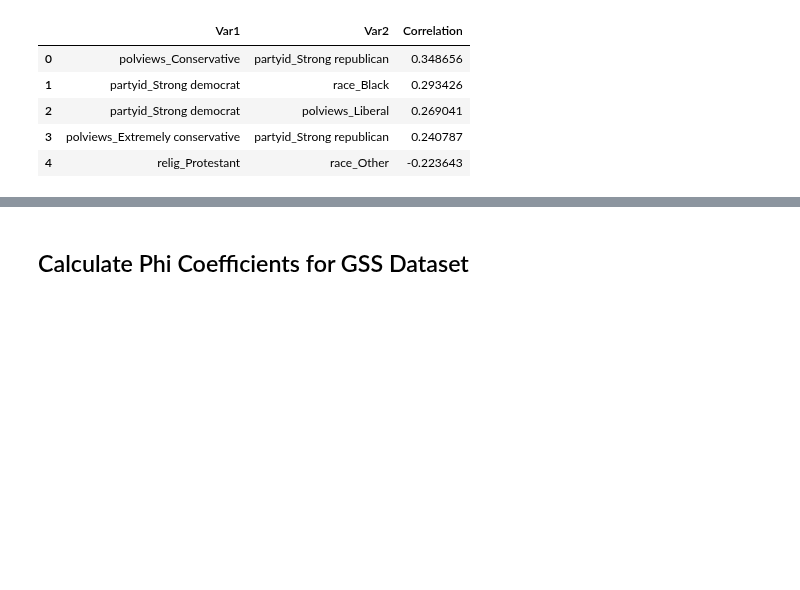
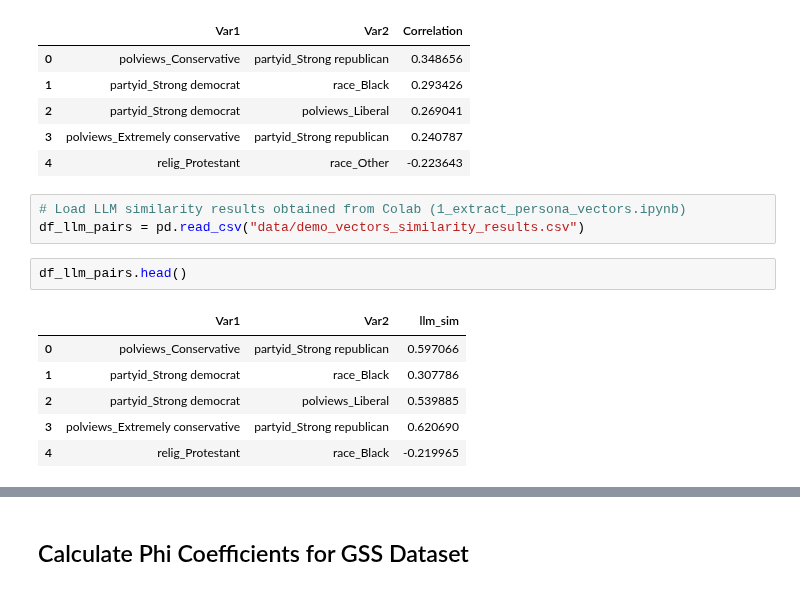
Before and after one commit to yilmajung/belief_and_llms_v0, a Jupyter notebook: 0_curate_GSS.ipynb, the cells around one changed output, grey strips where cells are left out. Saved outputs shown, nothing was run; the diff lists cells and outputs as text; blank space fills up the shorter version.

```diff
--- a/0_curate_GSS.ipynb
+++ b/0_curate_GSS.ipynb
@@ -408,3 +412,15 @@ all_pairs.head()
 | 2 | partyid_Strong democrat | polviews_Liberal | 0.269041 |
 | 3 | polviews_Extremely conservative | partyid_Strong republican | 0.240787 |
 | 4 | relig_Protestant | race_Other | -0.223643 |
+# %%
+# Load LLM similarity results obtained from Colab (1_extract_persona_vectors.ipynb)
+df_llm_pairs = pd.read_csv("data/demo_vectors_similarity_results.csv")
+# %%
+df_llm_pairs.head()
+# %% [output]
+|  | Var1 | Var2 | llm_sim |
+| 0 | polviews_Conservative | partyid_Strong republican | 0.597066 |
+| 1 | partyid_Strong democrat | race_Black | 0.307786 |
+| 2 | partyid_Strong democrat | polviews_Liberal | 0.539885 |
+| 3 | polviews_Extremely conservative | partyid_Strong republican | 0.620690 |
+| 4 | relig_Protestant | race_Black | -0.219965 |
```
Also changed, not shown: parts of 6 cells of this notebook, 2 other files.
